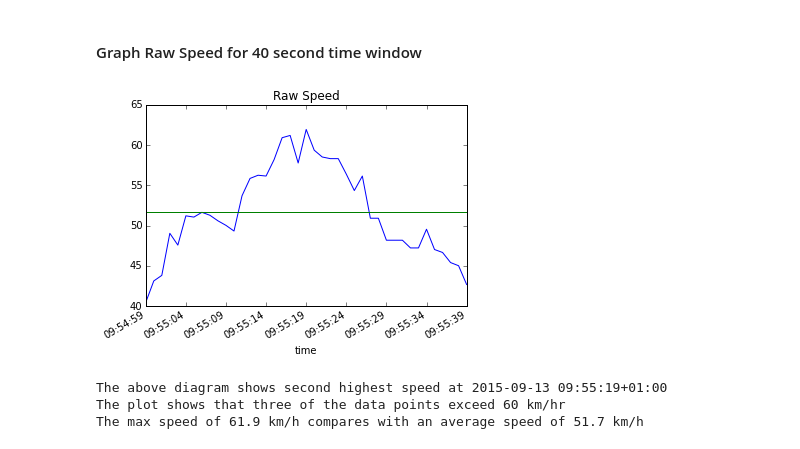
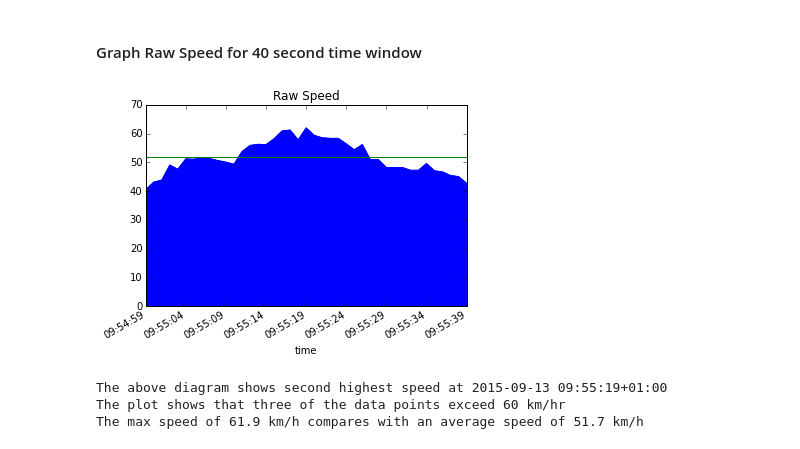
Before and after one commit to patclaffey/docker_jupyter, a Jupyter notebook: notebooks/speed.ipynb, the cells around one changed output. Cells and saved outputs as stored; diff of their text form; code cells hidden in the pictures.

Commit message:
updates to speed notebook

```diff
--- a/notebooks/speed.ipynb
+++ b/notebooks/speed.ipynb
@@ -270,19 +270,19 @@ time_point_2 = \
 # %%
 # define the width of the time window in seconds
 time_window_seconds = 40
 
 # Find the start and end time indexes for the window
 index_start, index_end = get_window_range(df, time_point_2, time_window_seconds)
 
 avg_speed = df['speed_raw_ts'][ index_start: index_end ].mean()
 max_raw_speed = df['speed_raw_ts'][ index_start: index_end ].max()
 
 plt.figure()
 plt.title('Raw Speed')
-df['speed_raw_ts'][ index_start : index_end  ].plot(figsize=(5.75,4),)
+df['speed_raw_ts'][ index_start : index_end  ].plot(figsize=(5.75,4),kind='area',)
 _ = plt.axhline(avg_speed, color='g')
 # %% [output]
-[figure, old version]
+[figure, new version]
 # %%
 print("The above diagram shows second highest speed at {}".format(str(time_point_2)) )
 print("The plot shows that three of the data points exceed 60 km/hr")
```
Also changed, not shown: parts of 5 cells of this notebook, 1 other file.
